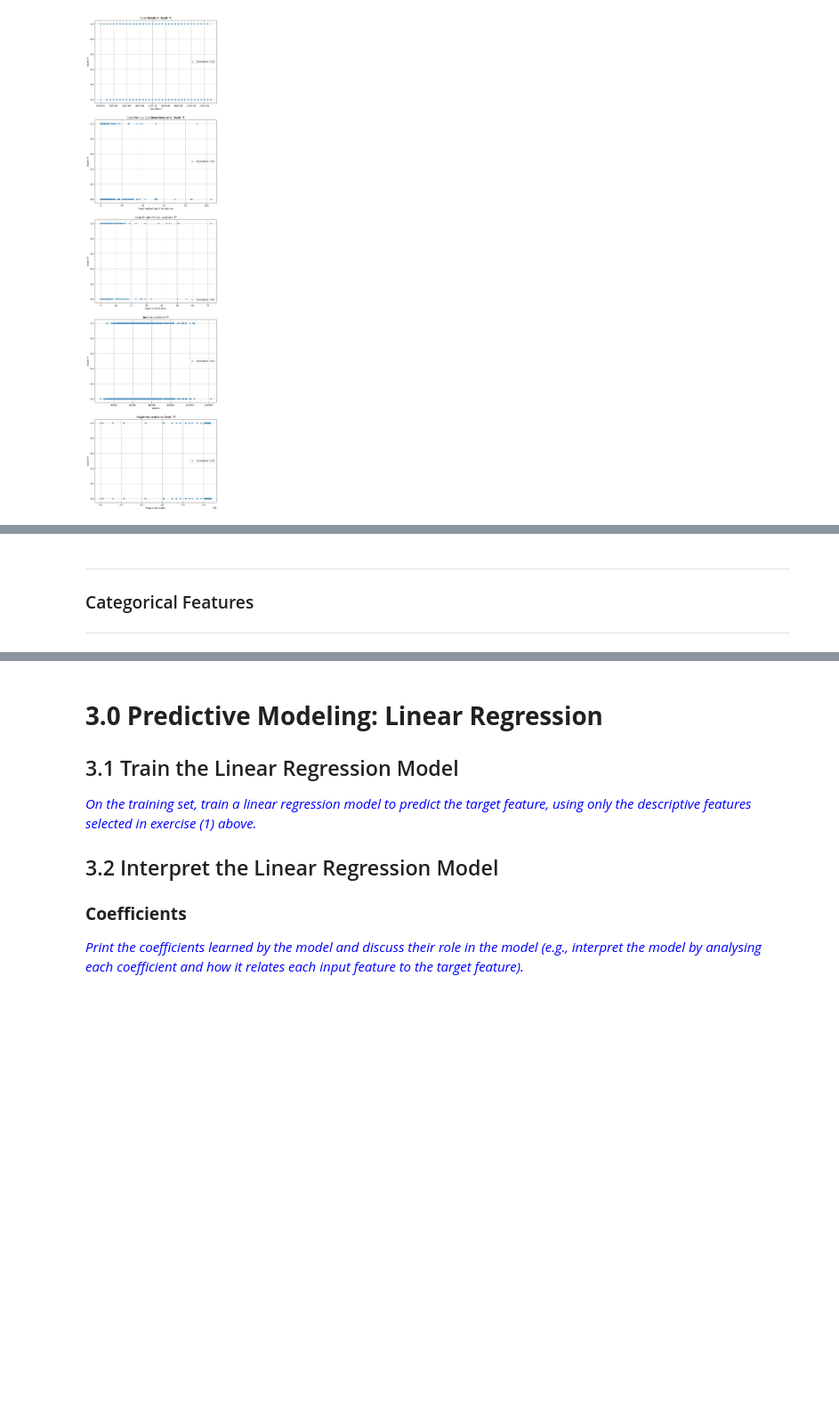
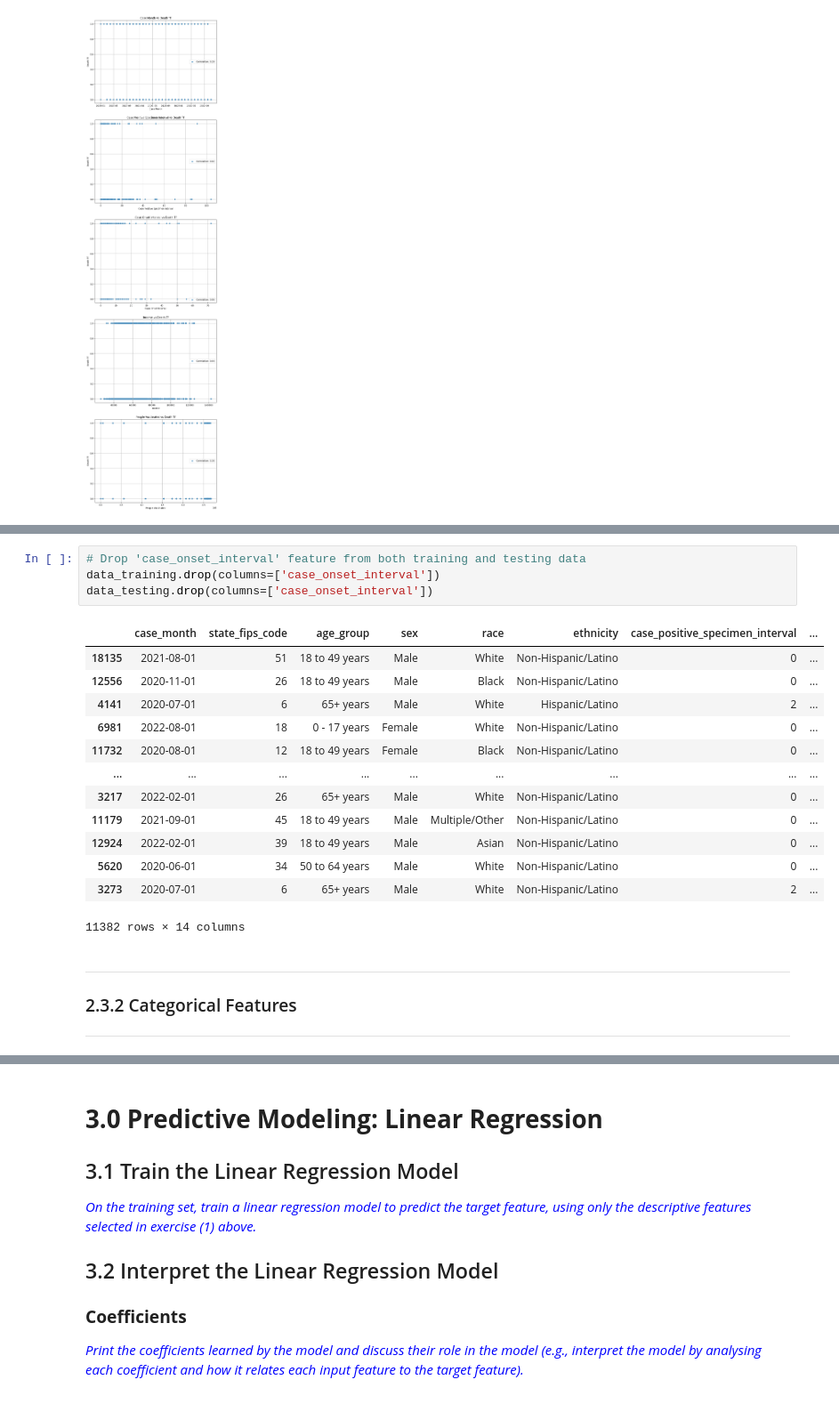
Before and after one commit to tlopesx/Assignment-2, a Jupyter notebook: 22202398_Submission/22202398-Homework2-Notebook.ipynb, the cells around one changed output, grey strips where cells are left out. Shown at 89% size. Drawn from its saved outputs; the diff is of its cells as text; blank space fills up the shorter version.

```diff
--- a/22202398_Submission/22202398-Homework2-Notebook.ipynb
+++ b/22202398_Submission/22202398-Homework2-Notebook.ipynb
@@ -681,4 +712,22 @@ Lastly, we will include case_month since there are clear trends between this val
+# %%
+# Drop 'case_onset_interval' feature from both training and testing data
+data_training.drop(columns=['case_onset_interval'])
+data_testing.drop(columns=['case_onset_interval'])
+# %% [output]
+|  | case_month | state_fips_code | age_group | sex | race | ethnicity | case_positive_specimen_interval | ... |
+| 18135 | 2021-08-01 | 51 | 18 to 49 years | Male | White | Non-Hispanic/Latino | 0 | ... |
+| 12556 | 2020-11-01 | 26 | 18 to 49 years | Male | Black | Non-Hispanic/Latino | 0 | ... |
+| 4141 | 2020-07-01 | 6 | 65+ years | Male | White | Hispanic/Latino | 2 | ... |
+| 6981 | 2022-08-01 | 18 | 0 - 17 years | Female | White | Non-Hispanic/Latino | 0 | ... |
+| 11732 | 2020-08-01 | 12 | 18 to 49 years | Female | Black | Non-Hispanic/Latino | 0 | ... |
+| ... | ... | ... | ... | ... | ... | ... | ... | ... |
+| 3217 | 2022-02-01 | 26 | 65+ years | Male | White | Non-Hispanic/Latino | 0 | ... |
+| 11179 | 2021-09-01 | 45 | 18 to 49 years | Male | Multiple/Other | Non-Hispanic/Latino | 0 | ... |
+| 12924 | 2022-02-01 | 39 | 18 to 49 years | Male | Asian | Non-Hispanic/Latino | 0 | ... |
+| 5620 | 2020-06-01 | 34 | 50 to 64 years | Male | White | Non-Hispanic/Latino | 0 | ... |
+| 3273 | 2020-07-01 | 6 | 65+ years | Male | White | Non-Hispanic/Latino | 2 | ... |
+11382 rows × 14 columns
 # %% [markdown]
 ***
-### Categorical Features
+### 2.3.2 Categorical Features
 ***
```
Also changed, not shown: parts of 16 cells of this notebook, 1 other file.
